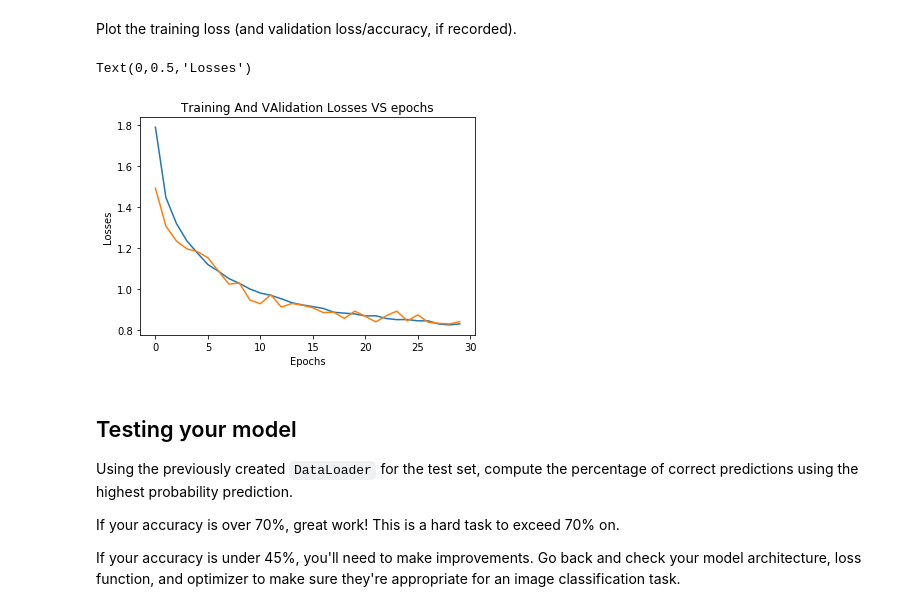
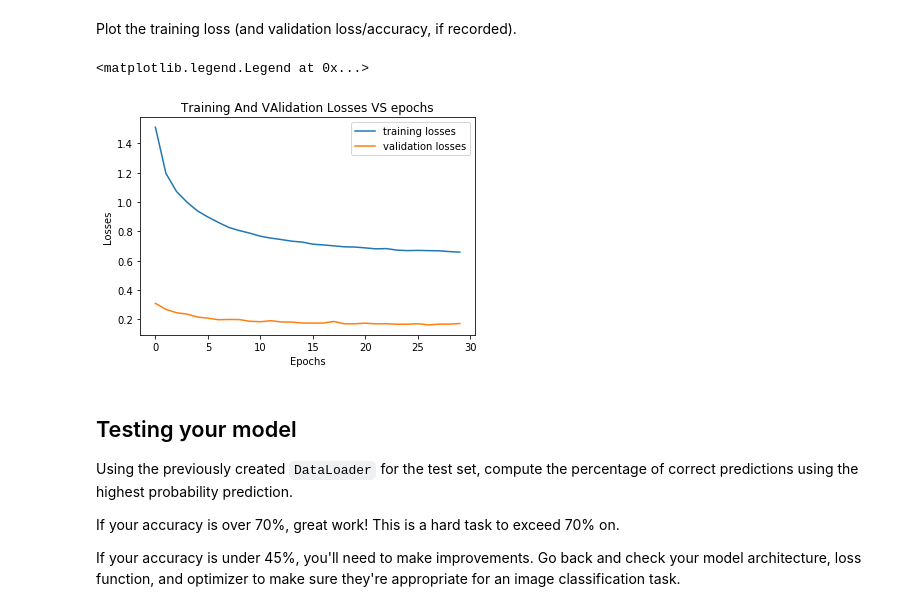
Before and after one commit to EhabIbrahim758/CIFAR10-pytorch-image-classification, a Jupyter notebook: CIFAR-10_Image_Classifier-STARTER.ipynb, the cells around one changed output. Drawn from its saved outputs; the diff is of its cells as text; code cells hidden in the pictures.

```diff
--- a/CIFAR-10_Image_Classifier-STARTER.ipynb
+++ b/CIFAR-10_Image_Classifier-STARTER.ipynb
@@ -152,6 +152,7 @@ class classifier(nn.Module) :
         self.conv1 = nn.Conv2d(3, 16, 3, padding = 1)
         self.conv2 = nn.Conv2d(16, 32, 3, padding = 1)
         self.conv3 = nn.Conv2d(32, 64, 3, padding = 1)
+        self.conv4 = nn.Conv2d(64, 64, 3, padding = 1)
 
         # max polling layer
         self.pool = nn.MaxPool2d(2, 2)
@@ -165,7 +166,9 @@ class classifier(nn.Module) :
     def forward(self, x) :
         x = self.pool(F.relu(self.conv1(x)))
         x = self.pool(F.relu(self.conv2(x)))
-        x = self.pool(F.relu(self.conv3(x)))
+        x = F.relu(self.conv3(x))
+        x = self.pool(F.relu(self.conv4(x)))
+
         # flatten the image
         x = x.view(x.shape[0], -1)
         x = self.dropout(x)
@@ -217,6 +221,7 @@ valid_loss_min = np.inf
 for e in range(epochs) :
     running_loss = 0
     validation_loss = 0
+
     model.train()
     for images, labels in trainloader :
 
@@ -228,7 +233,7 @@ for e in range(epochs) :
         loss.backward()
         optimizer.step()
 
-        running_loss += loss.item()
+        running_loss += loss.item()*images.size(0)
     model.eval()
     for images, labels in validationloader :
         images, labels = images.to(device), labels.to(device)
@@ -236,10 +241,10 @@ for e in range(epochs) :
         logits = model(images)
         loss = criterion(logits, labels)
 
-        validation_loss += loss.item()
+        validation_loss += loss.item()*images.size(0)
 
-    train_loss = running_loss/len(trainloader)
-    valid_loss = validation_loss/len(validationloader)
+    train_loss = running_loss/len(trainloader.dataset)
+    valid_loss = validation_loss/len(validationloader.dataset)
 
     training_losses.append(train_loss)
     validation_losses.append(valid_loss)
@@ -276,13 +281,14 @@ Plot the training loss (and validation loss/accuracy, if recorded).
 # %%
 ## YOUR CODE HERE ##
 plt.plot(np.arange(epochs), training_losses, label = 'training losses')
 plt.plot(np.arange(epochs), validation_losses, label = 'validation losses')
 plt.title('Training And VAlidation Losses VS epochs')
 plt.xlabel('Epochs')
 plt.ylabel('Losses')
+plt.legend()
 # %% [output]
-Text(0,0.5,'Losses')
+<matplotlib.legend.Legend at 0x...>
-[figure, old version]
+[figure, new version]
 # %% [markdown]
 ## Testing your model
 Using the previously created `DataLoader` for the test set, compute the percentage of correct predictions using the highest probability prediction.
```
Also changed, not shown: parts of 6 cells of this notebook.
